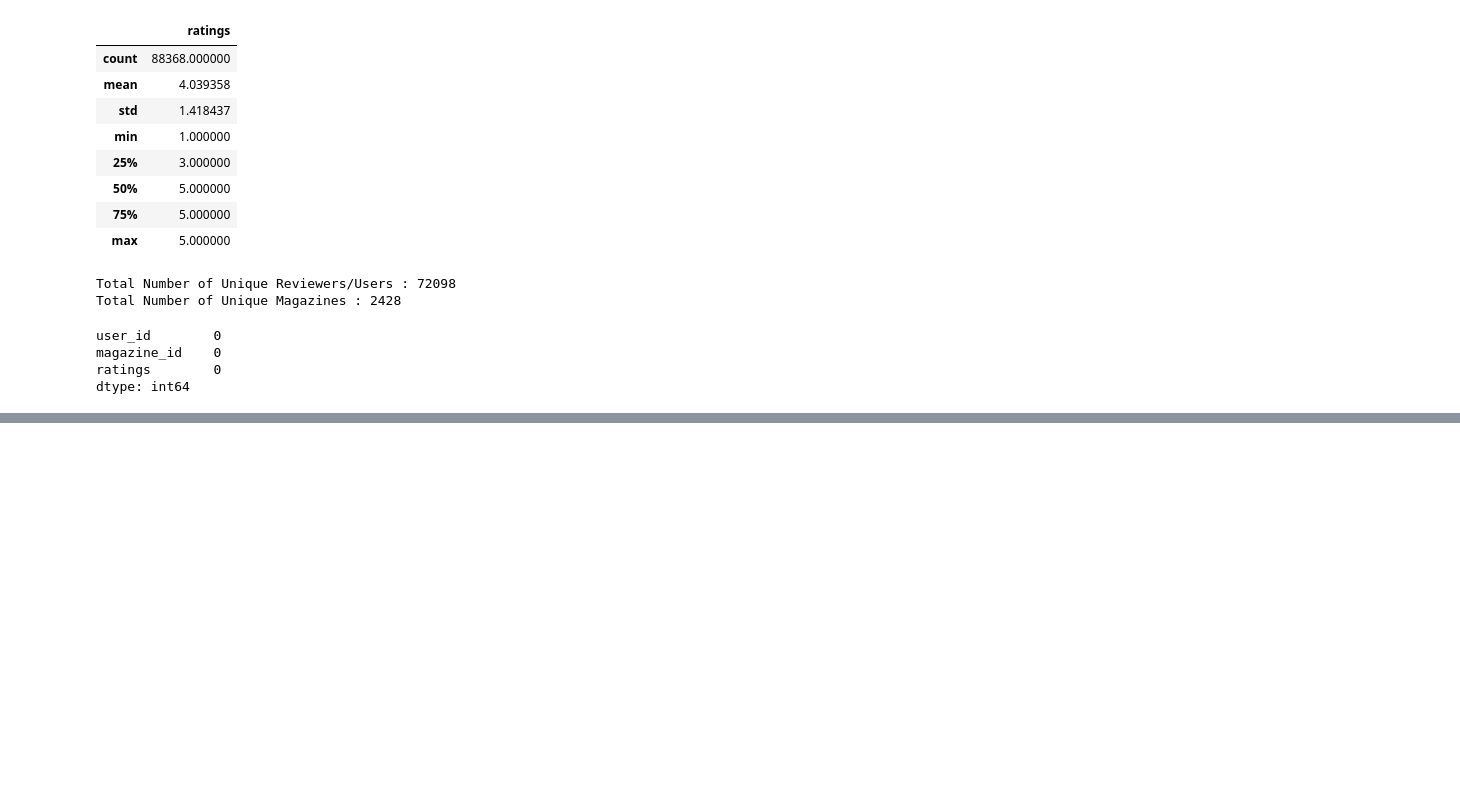
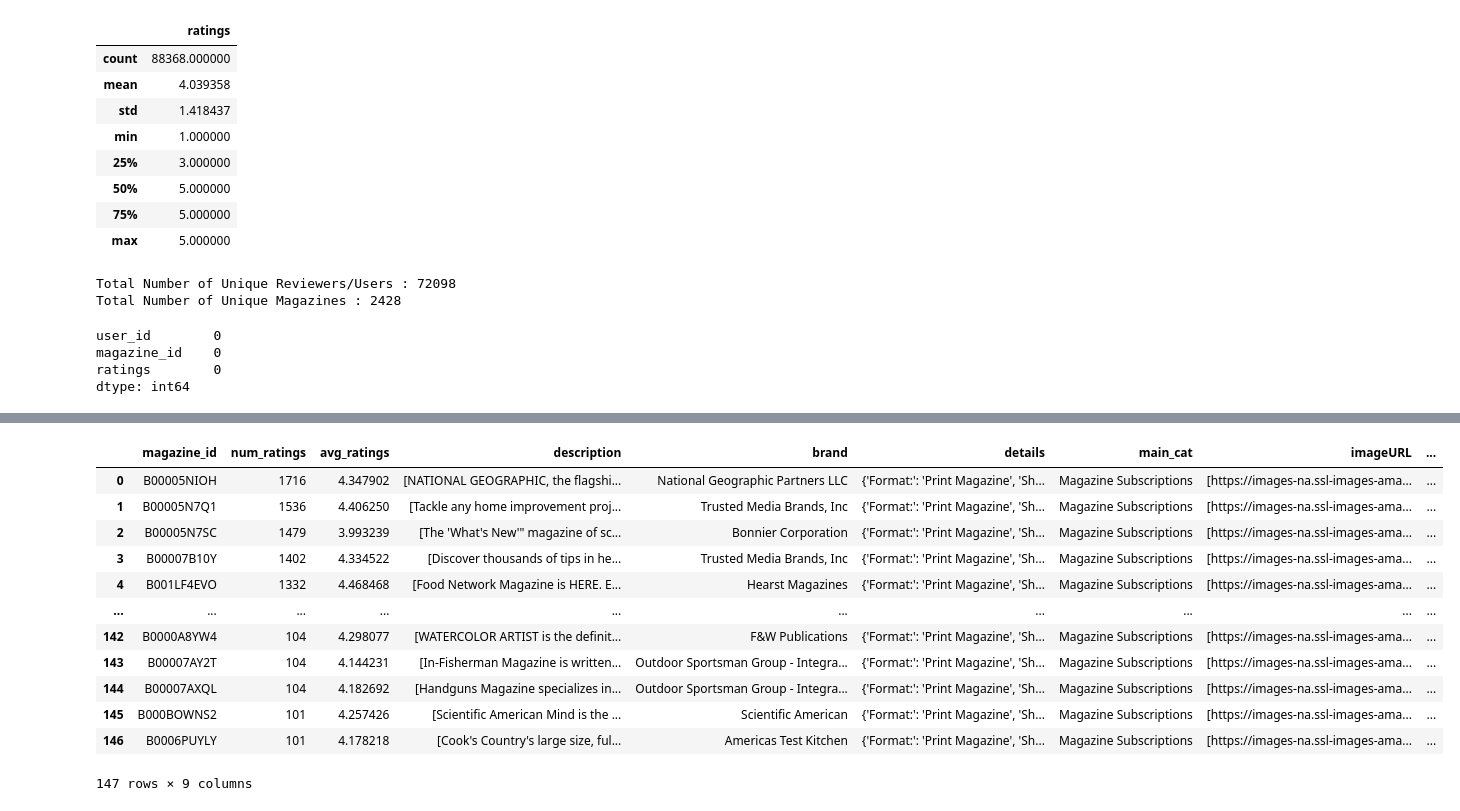
Before and after one commit to bhimrazy/magazine-recommender-system, a Jupyter notebook: notebooks/PrepareData.ipynb, the cells around one changed output, grey strips where cells are left out. Saved outputs shown, nothing was run; the diff lists cells and outputs as text; code cells hidden in the pictures; blank space fills up the shorter version.

```diff
--- a/notebooks/PrepareData.ipynb
+++ b/notebooks/PrepareData.ipynb
@@ -17,8 +17,11 @@ Magazines metadata: https://jmcauley.ucsd.edu/data/amazon_v2/metaFiles2/meta_Mag
 
 import pandas as pd
 
-ratings_data_path = "https://jmcauley.ucsd.edu/data/amazon_v2/categoryFiles/Magazine_Subscriptions.json.gz"
-magazines_data_path = "https://jmcauley.ucsd.edu/data/amazon_v2/metaFiles2/meta_Magazine_Subscriptions.json.gz"
+# ratings_data_path = "https://jmcauley.ucsd.edu/data/amazon_v2/categoryFiles/Magazine_Subscriptions.json.gz"
+# magazines_data_path = "https://jmcauley.ucsd.edu/data/amazon_v2/metaFiles2/meta_Magazine_Subscriptions.json.gz"
+
+ratings_data_path = "data/Magazine_Subscriptions.json.gz"
+magazines_data_path = "data/meta_Magazine_Subscriptions.json.gz"
 
 ratings_df = pd.read_json(ratings_data_path, lines=True)
 magazines_df = pd.read_json(magazines_data_path, lines=True)
@@ -170,3 +173,16 @@ dtype: int64
 # %%
 # write the DataFrame to a CSV file
 new_rdf.to_csv('magazines_rating.csv', index=False)
+# %%
+# finding popular magazines
+pdf = new_rdf.groupby('magazine_id').count()["ratings"].reset_index()
+prdf = new_rdf[["magazine_id","ratings"]].groupby('magazine_id').mean()['ratings'].reset_index()
+
+new_pdf = pdf.merge(prdf, on="magazine_id")
+popular_magazines = (new_pdf[new_pdf["ratings_x"]>100]
+.rename(columns={'ratings_x': 'num_ratings','ratings_y': 'avg_ratings'})
+.sort_values(ascending=False,by="num_ratings")
+.reset_index()
+.drop(columns=['index'],axis=1)
+.drop_duplicates()
+)
@@ -172,0 +213,27 @@ new_rdf.to_csv('magazines_rating.csv', index=False)
+# %%
+popular_df = (popular_magazines
+.merge(magazines_df,left_on="magazine_id",right_on="asin",how="inner")
+.drop_duplicates(subset=['magazine_id']).reset_index()
+[['magazine_id', 'num_ratings', 'avg_ratings', 'description', 'brand','details', 'main_cat', 'imageURL', 'imageURLHighRes']]
+)
+popular_df = (
+popular_df[popular_df['imageURL'].str.len()>0]
+.reset_index()
+.drop(columns=['index'],axis=1)
+)
+
+popular_df
+# %% [output]
+|  | magazine_id | num_ratings | avg_ratings | description | brand | details | main_cat | imageURL | ... |
+| 0 | B00005NIOH | 1716 | 4.347902 | [NATIONAL GEOGRAPHIC, the flagshi... | National Geographic Partners LLC | {'Format:': 'Print Magazine', 'Sh... | Magazine Subscriptions | [https://images-na.ssl-images-ama... | ... |
+| 1 | B00005N7Q1 | 1536 | 4.406250 | [Tackle any home improvement proj... | Trusted Media Brands, Inc | {'Format:': 'Print Magazine', 'Sh... | Magazine Subscriptions | [https://images-na.ssl-images-ama... | ... |
+| 2 | B00005N7SC | 1479 | 3.993239 | [The 'What's New'" magazine of sc... | Bonnier Corporation | {'Format:': 'Print Magazine', 'Sh... | Magazine Subscriptions | [https://images-na.ssl-images-ama... | ... |
+| 3 | B00007B10Y | 1402 | 4.334522 | [Discover thousands of tips in he... | Trusted Media Brands, Inc | {'Format:': 'Print Magazine', 'Sh... | Magazine Subscriptions | [https://images-na.ssl-images-ama... | ... |
+| 4 | B001LF4EVO | 1332 | 4.468468 | [Food Network Magazine is HERE. E... | Hearst Magazines | {'Format:': 'Print Magazine', 'Sh... | Magazine Subscriptions | [https://images-na.ssl-images-ama... | ... |
+| ... | ... | ... | ... | ... | ... | ... | ... | ... | ... |
+| 142 | B0000A8YW4 | 104 | 4.298077 | [WATERCOLOR ARTIST is the definit... | F&W Publications | {'Format:': 'Print Magazine', 'Sh... | Magazine Subscriptions | [https://images-na.ssl-images-ama... | ... |
+| 143 | B00007AY2T | 104 | 4.144231 | [In-Fisherman Magazine is written... | Outdoor Sportsman Group - Integra... | {'Format:': 'Print Magazine', 'Sh... | Magazine Subscriptions | [https://images-na.ssl-images-ama... | ... |
+| 144 | B00007AXQL | 104 | 4.182692 | [Handguns Magazine specializes in... | Outdoor Sportsman Group - Integra... | {'Format:': 'Print Magazine', 'Sh... | Magazine Subscriptions | [https://images-na.ssl-images-ama... | ... |
+| 145 | B000BOWNS2 | 101 | 4.257426 | [Scientific American Mind is the ... | Scientific American | {'Format:': 'Print Magazine', 'Sh... | Magazine Subscriptions | [https://images-na.ssl-images-ama... | ... |
+| 146 | B0006PUYLY | 101 | 4.178218 | [Cook's Country's large size, ful... | Americas Test Kitchen | {'Format:': 'Print Magazine', 'Sh... | Magazine Subscriptions | [https://images-na.ssl-images-ama... | ... |
+147 rows × 9 columns
```
Also changed, not shown: parts of 8 cells of this notebook.
